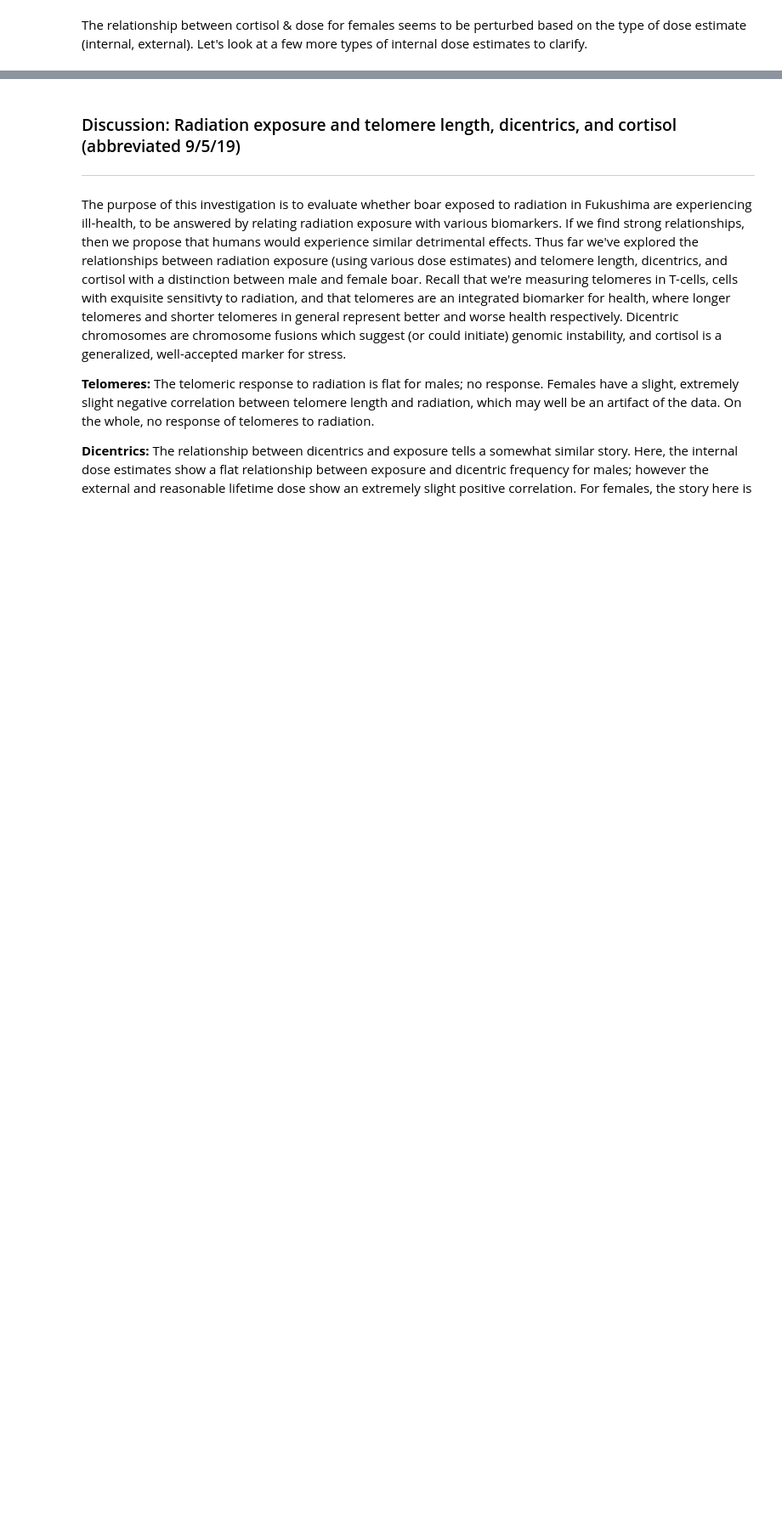
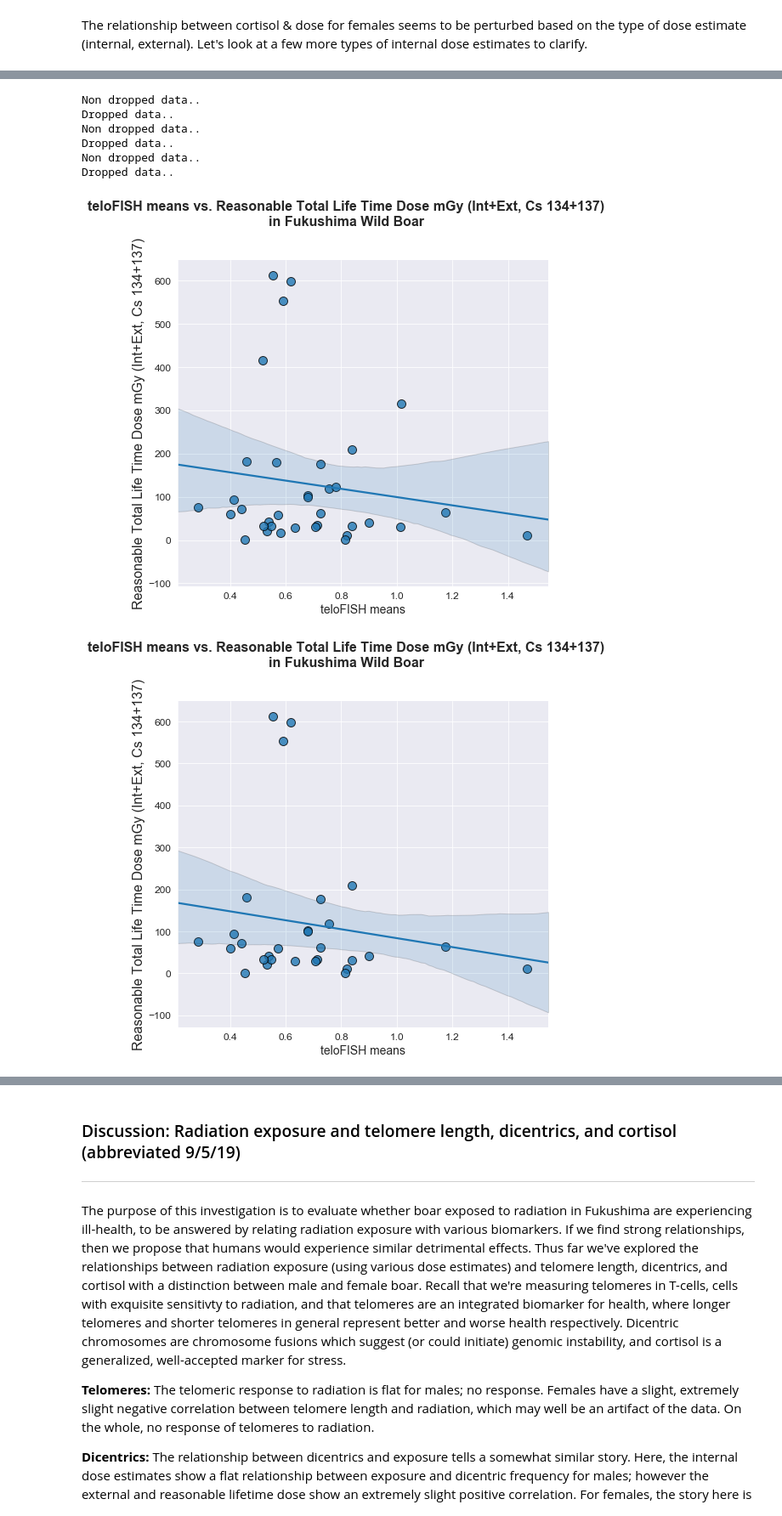
Before and after one commit to Jared-Luxton/Fukushima-Nuclear-Disaster-Humans, a Jupyter notebook: workflow & analyses notebooks/00_Fukushima_Project_Workflow_Data_Story.ipynb, the cells around one changed output, grey strips where cells are left out. Shown at 85% size. Cells and saved outputs as stored; diff of their text form; code cells hidden in the pictures; blank space fills up the shorter version.

```diff
--- a/workflow & analyses notebooks/00_Fukushima_Project_Workflow_Data_Story.ipynb
+++ b/workflow & analyses notebooks/00_Fukushima_Project_Workflow_Data_Story.ipynb
@@ -177,3 +274,5 @@ multiple_linear_regression_graphs_between_variables(x=x, y_cols_to_graph=y_cols_
 # %% [markdown]
 The relationship between cortisol & dose for females seems to be perturbed based on the type of dose estimate (internal, external). Let's look at a few more types of internal dose estimates to clarify.
+# %%
+merge_kelly_cortisol_exposure.rename(columns={'INTERNAL uGy/h Cs-137':'INTERNAL uGyh Cs-137'}, inplace=True)
 # %%
@@ -199,0 +297,5 @@ multiple_linear_regression_graphs_between_variables(x=x, y_cols_to_graph=y,
+# %%
+y = 'INTERNAL uGyh Cs-137'
+x = 'Cortisol (pg per mg)'
+
+score_linear_regressions(x=x, y=y, data=merge_kelly_cortisol_exposure)
@@ -199,0 +321,67 @@ multiple_linear_regression_graphs_between_variables(x=x, y_cols_to_graph=y,
+# %%
+def conditional_drop(iterable, df):
+    for sample in iterable:
+        sample = f_tm.remove_dashes_space_sampleIDs(sample)
+
+        if sample in list(df['Sample ID'].unique()):
+            df = df[df['Sample ID'] != sample]
+    return df
+# %%
+reconstructed_dose_boar = ['160723-1', '160803-1',
+                           '161126-1 O-205', '161126-2 F-110 GPS',
+                           '161126 F-109', '161206 O-231 GPS',
+                           '161208 O-236']
+# %%
+x_col = [
+         'teloFISH means',
+         'Average Dicentrics per cell',
+         'Cortisol (pg per mg)'
+#          'Binary Cortisol (pg per mg)'
+          ]
+
+data_frames = [
+               teloFISH_radiation_exposure,
+               dicentrics_exposure_df,
+               merge_kelly_cortisol_exposure,
+#                df_log
+                ]
+
+y_cols_to_graph = [
+# 'INTERNAL Life time dose, mGy Cs 134+137',
+# 'EXTERNAL Dose Reasonable Life Time, mGy Cs 134+137',
+'Reasonable Total Life Time Dose mGy (Int+Ext, Cs 134+137)',
+]
+
+# hue='Sex'
+# col='Sex'
+
+hue=None
+col=None
+
+for x, data in zip(x_col, data_frames):
+    data = data
+    data_drop = conditional_drop(reconstructed_dose_boar, data)
+    i=0
+    for data in [data, data_drop]:
+        if i == 0:
+            print('Non dropped data..')
+        else:
+            print('Dropped data..')
+        i+=1
+
+        multiple_linear_regression_graphs_between_variables(x=x, y_cols_to_graph=y_cols_to_graph,
+                                                            data=data, hue=hue, col=col,
+                                                           hue_order=['Male', 'Female',],
+                                                           col_order=['Male', 'Female',])
+
+    #     score_linear_regressions(x=x, y=y_cols_to_graph[0], data=data)
+#         score_logistic_regressions(x=y_cols_to_graph, y=x_col, data=data)
+# %% [output]
+Non dropped data..
+Dropped data..
+Non dropped data..
+Dropped data..
+Non dropped data..
+Dropped data..
+[figure, added]
+[figure, added]
```
Also changed, not shown: parts of 25 cells of this notebook, 2 other files.
